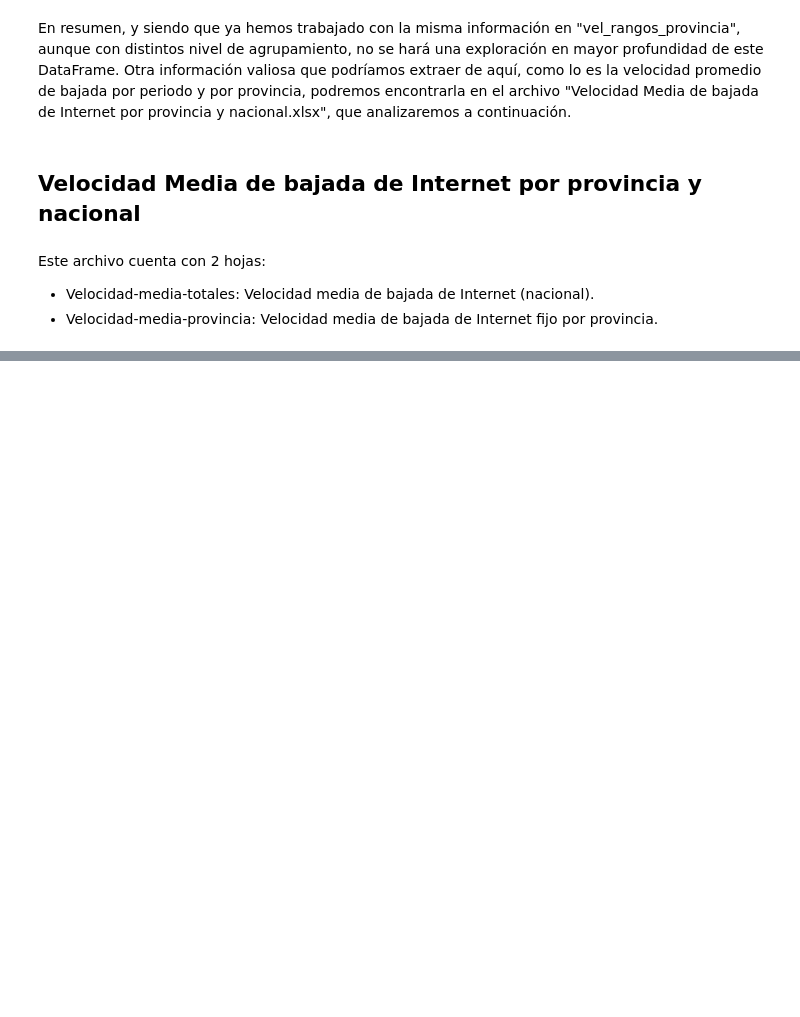
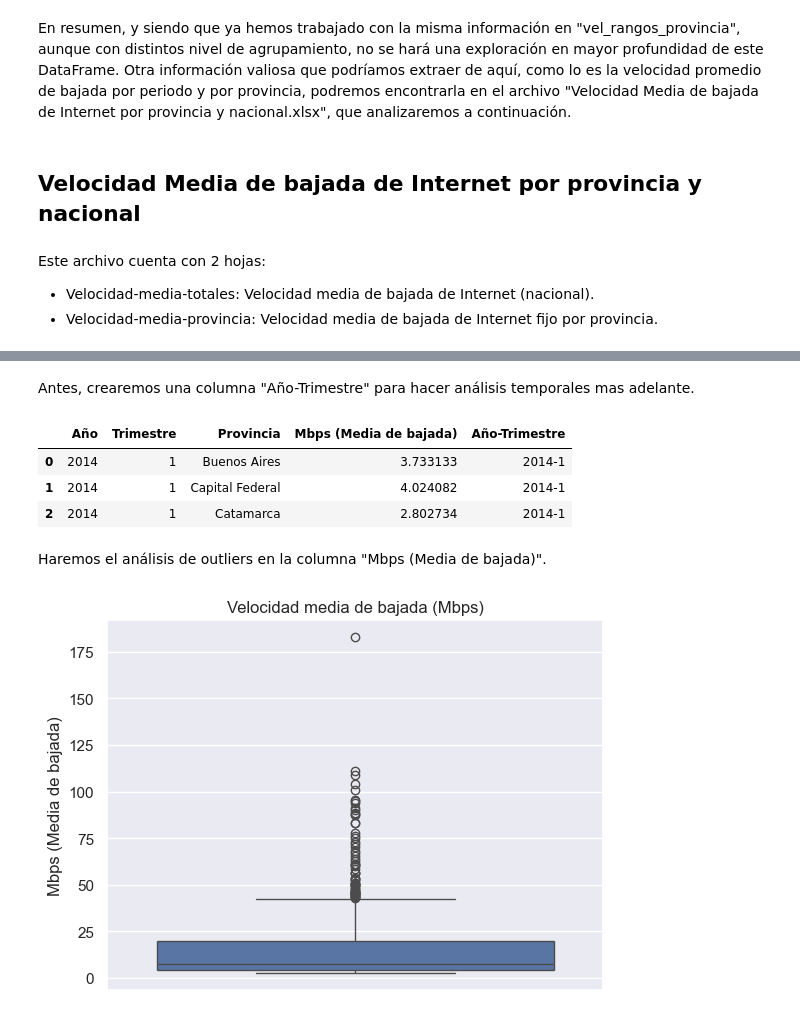
Before and after one commit to dsdrajlin/PI-DA-Telecomunicaciones, a Jupyter notebook: EDA.ipynb, the cells around one changed output, grey strips where cells are left out. Cells and saved outputs as stored; diff of their text form; code cells hidden in the pictures; blank space fills up the shorter version.

```diff
--- a/EDA.ipynb
+++ b/EDA.ipynb
@@ -1218,0 +1361,5 @@ Este archivo cuenta con 2 hojas:
+# %%
+vel_media_provincia = pd.read_excel("./Datasets/Velocidad Media de bajada de Internet por provincia y nacional.xlsx",
+                                  sheet_name="Velocidad-media-provincia")
+
+vel_media_provincia.head()
@@ -1218,0 +1401,23 @@ Este archivo cuenta con 2 hojas:
+# %% [markdown]
+Antes, crearemos una columna "Año-Trimestre" para hacer análisis temporales mas adelante.
+# %%
+# Concatenar las columnas "Año" y "Trimestre" en una nueva columna "Año-Trimestre".
+vel_media_provincia['Año-Trimestre'] = (
+    vel_media_provincia['Año'].astype(str)
+    + '-' + vel_media_provincia['Trimestre'].astype(str))
+
+# Visualizar el DataFrame con las modificaciones realizadas.
+vel_media_provincia.head(3)
+# %% [output]
+|  | Año | Trimestre | Provincia | Mbps (Media de bajada) | Año-Trimestre |
+| 0 | 2014 | 1 | Buenos Aires | 3.733133 | 2014-1 |
+| 1 | 2014 | 1 | Capital Federal | 4.024082 | 2014-1 |
+| 2 | 2014 | 1 | Catamarca | 2.802734 | 2014-1 |
+# %% [markdown]
+Haremos el análisis de outliers en la columna "Mbps (Media de bajada)".
+# %%
+# Crear el boxplot.
+sns.boxplot(data=vel_media_provincia, y="Mbps (Media de bajada)")
+plt.title("Velocidad media de bajada (Mbps)");
+# %% [output]
+[figure, added]
```
Also changed, not shown: parts of 65 cells of this notebook, 3 other files.
